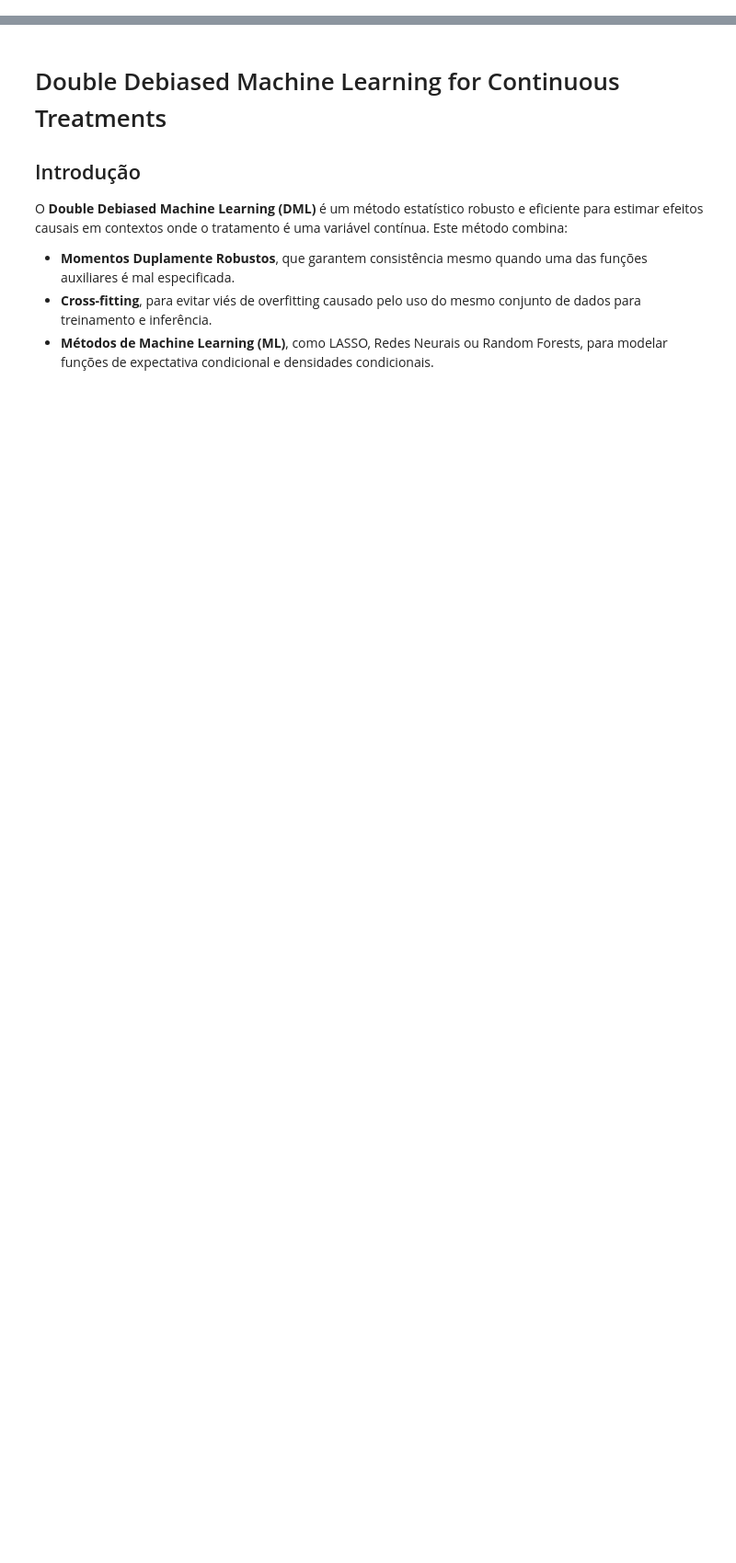
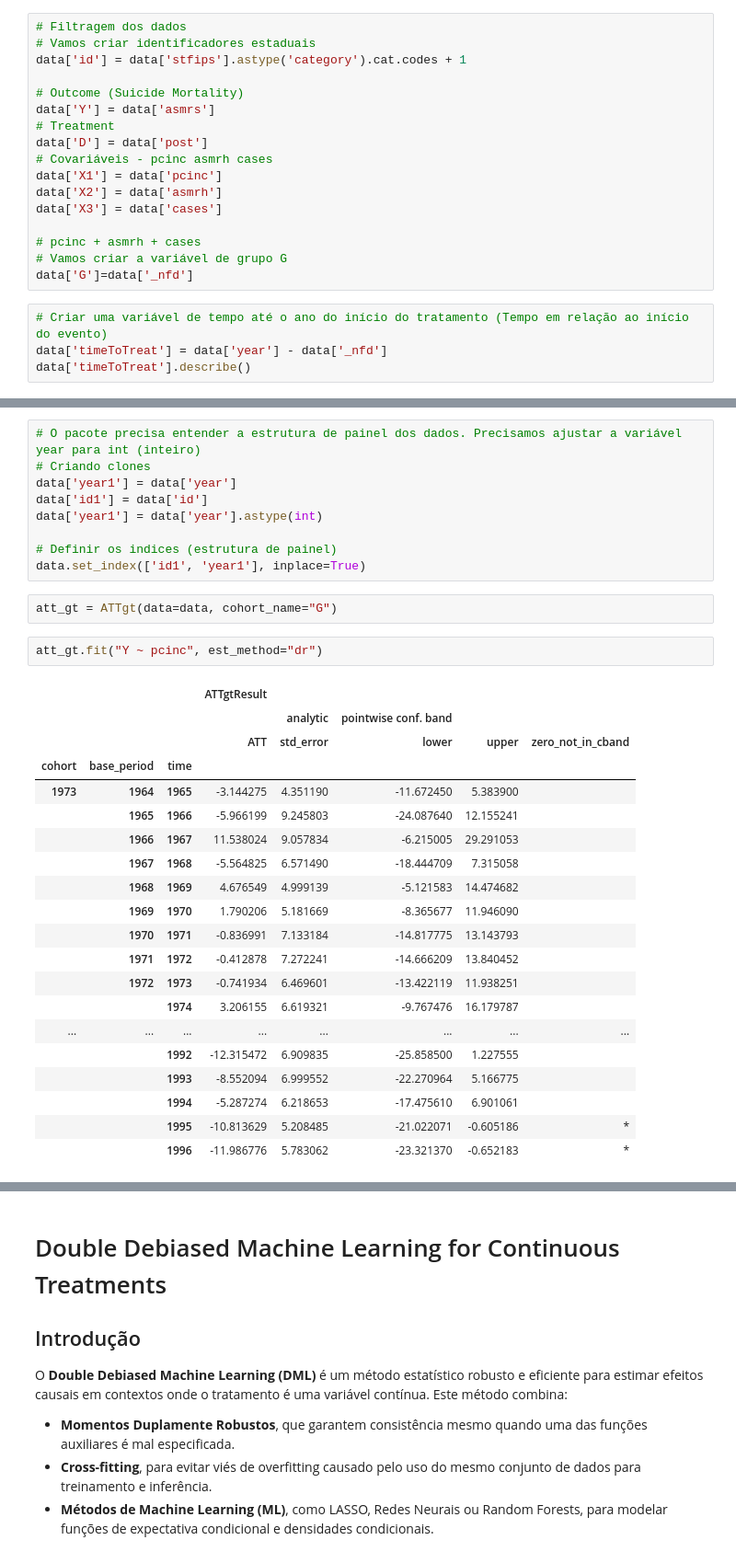
Before and after one commit to Daniel-Uhr/Microeconometrics_Notes, a Jupyter notebook: 15-DDML_Continuous_Treatment.ipynb, the cells around one changed output, grey strips where cells are left out. Shown at 92% size. Drawn from its saved outputs; the diff is of its cells as text; blank space fills up the shorter version.

```diff
--- a/15-DDML_Continuous_Treatment.ipynb
+++ b/15-DDML_Continuous_Treatment.ipynb
@@ -21,0 +32,21 @@ Prof. Daniel de Abreu Pereira Uhr
+# %%
+# Filtragem dos dados
+# Vamos criar identificadores estaduais
+data['id'] = data['stfips'].astype('category').cat.codes + 1
+
+# Outcome (Suicide Mortality)
+data['Y'] = data['asmrs']
+# Treatment
+data['D'] = data['post']
+# Covariáveis - pcinc asmrh cases
+data['X1'] = data['pcinc']
+data['X2'] = data['asmrh']
+data['X3'] = data['cases']
+
+# pcinc + asmrh + cases
+# Vamos criar a variável de grupo G
+data['G']=data['_nfd']
+# %%
+# Criar uma variável de tempo até o ano do início do tratamento (Tempo em relação ao início do evento)
+data['timeToTreat'] = data['year'] - data['_nfd']
+data['timeToTreat'].describe()
@@ -21,0 +63,34 @@ Prof. Daniel de Abreu Pereira Uhr
+# %%
+# O pacote precisa entender a estrutura de painel dos dados. Precisamos ajustar a variável year para int (inteiro)
+# Criando clones
+data['year1'] = data['year']
+data['id1'] = data['id']
+data['year1'] = data['year'].astype(int)
+
+# Definir os indices (estrutura de painel)
+data.set_index(['id1', 'year1'], inplace=True)
+# %%
+att_gt = ATTgt(data=data, cohort_name="G")
+# %%
+att_gt.fit("Y ~ pcinc", est_method="dr")
+# %% [output]
+|  |  |  | ATTgtResult |  |  |  |  |
+|  |  |  |  | analytic | pointwise conf. band |  |  |
+|  |  |  | ATT | std_error | lower | upper | zero_not_in_cband |
+| cohort | base_period | time |  |  |  |  |  |
+| 1973 | 1964 | 1965 | -3.144275 | 4.351190 | -11.672450 | 5.383900 |  |
+|  | 1965 | 1966 | -5.966199 | 9.245803 | -24.087640 | 12.155241 |  |
+|  | 1966 | 1967 | 11.538024 | 9.057834 | -6.215005 | 29.291053 |  |
+|  | 1967 | 1968 | -5.564825 | 6.571490 | -18.444709 | 7.315058 |  |
+|  | 1968 | 1969 | 4.676549 | 4.999139 | -5.121583 | 14.474682 |  |
+|  | 1969 | 1970 | 1.790206 | 5.181669 | -8.365677 | 11.946090 |  |
+|  | 1970 | 1971 | -0.836991 | 7.133184 | -14.817775 | 13.143793 |  |
+|  | 1971 | 1972 | -0.412878 | 7.272241 | -14.666209 | 13.840452 |  |
+|  | 1972 | 1973 | -0.741934 | 6.469601 | -13.422119 | 11.938251 |  |
+|  |  | 1974 | 3.206155 | 6.619321 | -9.767476 | 16.179787 |  |
+| ... | ... | ... | ... | ... | ... | ... | ... |
+|  |  | 1992 | -12.315472 | 6.909835 | -25.858500 | 1.227555 |  |
+|  |  | 1993 | -8.552094 | 6.999552 | -22.270964 | 5.166775 |  |
+|  |  | 1994 | -5.287274 | 6.218653 | -17.475610 | 6.901061 |  |
+|  |  | 1995 | -10.813629 | 5.208485 | -21.022071 | -0.605186 | * |
+|  |  | 1996 | -11.986776 | 5.783062 | -23.321370 | -0.652183 | * |
```
Also changed, not shown: parts of 35 cells of this notebook, 1 other file.
